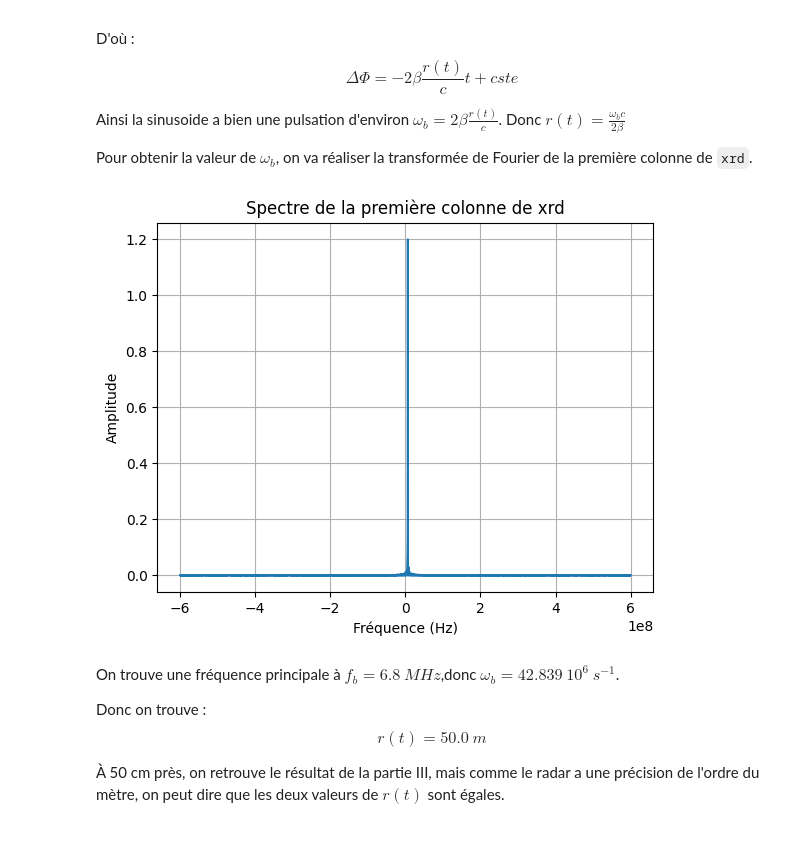
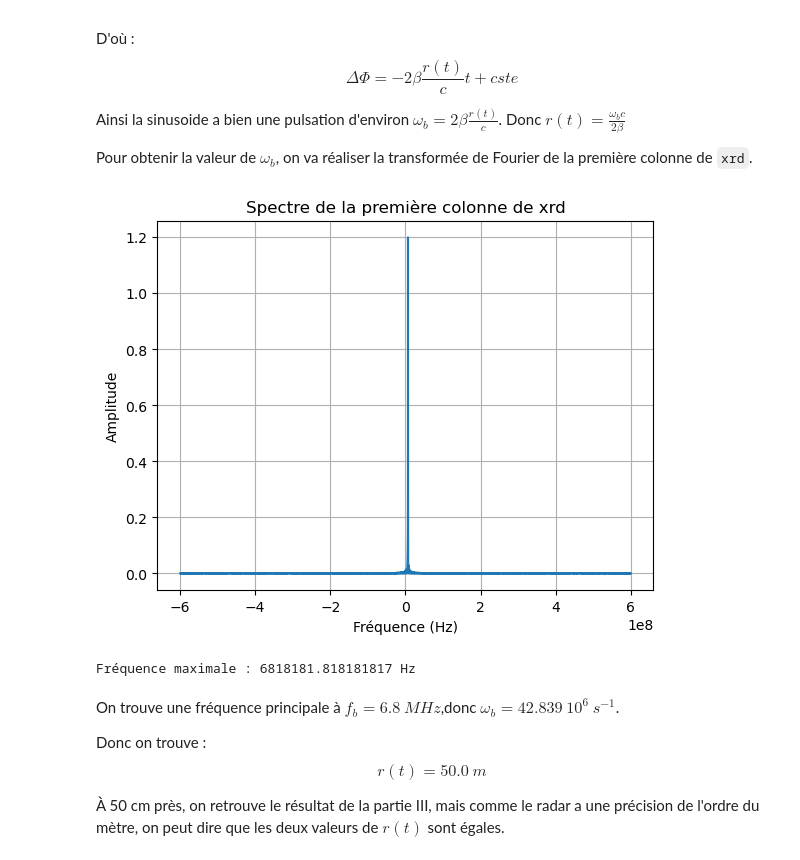
Before and after one commit to noamguillou/Traitement-du-signal-groupe-4, a Jupyter notebook: notebook.ipynb, the cells around one changed output. Cells and saved outputs as stored; diff of their text form; code cells hidden in the pictures.

```diff
--- a/notebook.ipynb
+++ b/notebook.ipynb
@@ -183,15 +183,19 @@ Pour obtenir la valeur de $\omega_{b}$, on va réaliser la transformée de Fouri
 # %%
 signal1 = np.fft.fft(xrd[:,0])
 frequencies1 = np.fft.fftfreq(len(signal1), d=1/fech)
 plt.figure()
 plt.plot(frequencies1, np.abs(signal1))
 plt.xlabel('Fréquence (Hz)')
 plt.ylabel('Amplitude')
 plt.title('Spectre de la première colonne de xrd')
 plt.grid()
 plt.show()
+
+resultat = np.abs(frequencies1[np.argmax(np.abs(signal1))])
+print(f"Fréquence maximale : {resultat} Hz")
 # %% [output]
-[figure, old version]
+[figure, new version]
+Fréquence maximale : 6818181.818181817 Hz
 # %% [markdown]
 On trouve une fréquence principale à $f_{b} = 6.8~MHz$,donc $\omega_{b} = 42.839~10^6~s^{-1}$.
 
```
Also changed, not shown: parts of 3 cells of this notebook.
